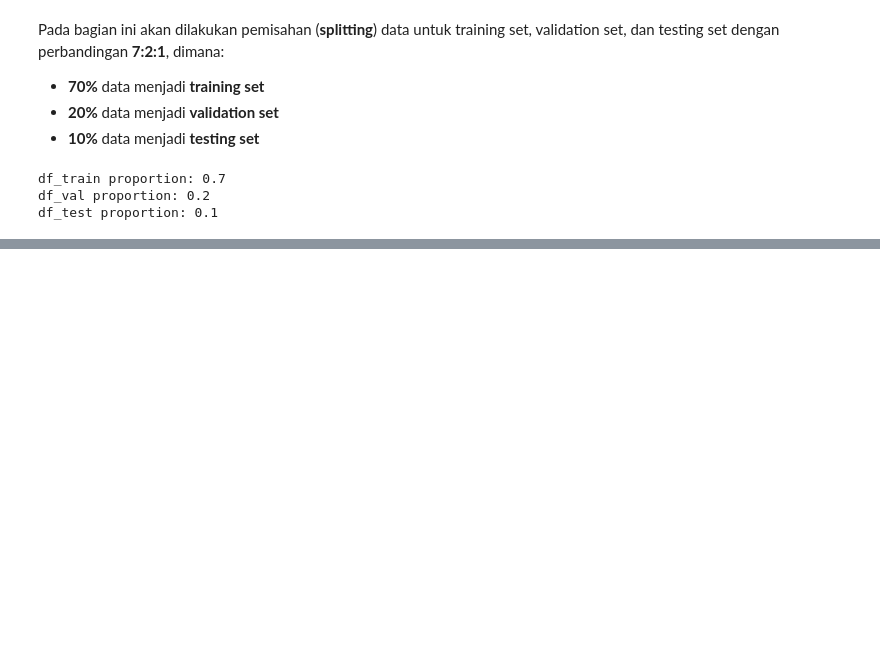
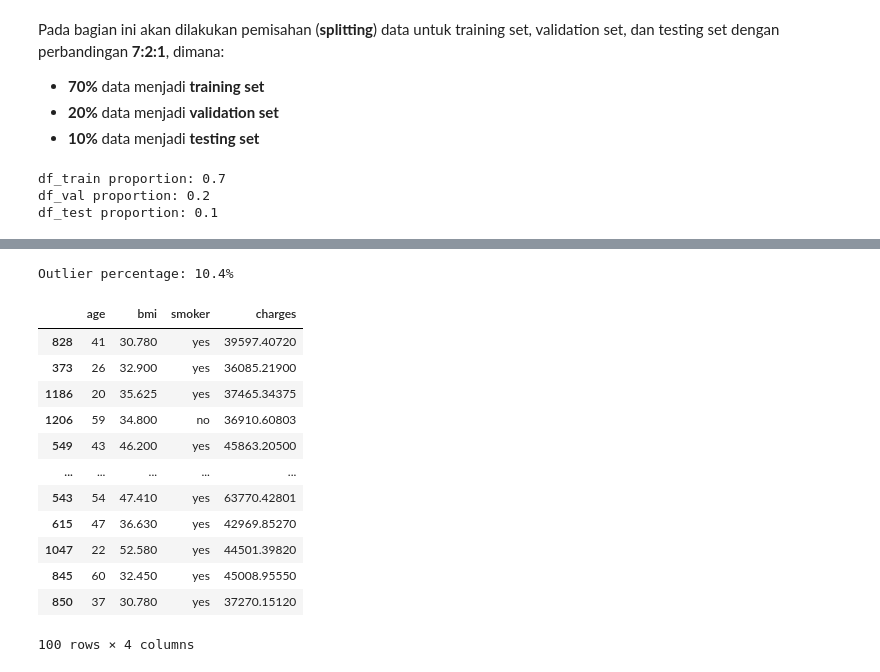
Before and after one commit to Penzragon/h8dsft_P1Milestone2, a Jupyter notebook: script.ipynb, the cells around one changed output, grey strips where cells are left out. Saved outputs shown, nothing was run; the diff lists cells and outputs as text; code cells hidden in the pictures; blank space fills up the shorter version.

```diff
--- a/script.ipynb
+++ b/script.ipynb
@@ -425,0 +456,19 @@ df_test proportion: 0.1
+# %%
+outliers = skewed_dis(df_train, 'charges')
+print(f"Outlier percentage: {(len(outliers) / len(df_train) * 100):.1f}%")
+outliers
+# %% [output]
+Outlier percentage: 10.4%
+|  | age | bmi | smoker | charges |
+| 828 | 41 | 30.780 | yes | 39597.40720 |
+| 373 | 26 | 32.900 | yes | 36085.21900 |
+| 1186 | 20 | 35.625 | yes | 37465.34375 |
+| 1206 | 59 | 34.800 | no | 36910.60803 |
+| 549 | 43 | 46.200 | yes | 45863.20500 |
+| ... | ... | ... | ... | ... |
+| 543 | 54 | 47.410 | yes | 63770.42801 |
+| 615 | 47 | 36.630 | yes | 42969.85270 |
+| 1047 | 22 | 52.580 | yes | 44501.39820 |
+| 845 | 60 | 32.450 | yes | 45008.95550 |
+| 850 | 37 | 30.780 | yes | 37270.15120 |
+100 rows × 4 columns
```
Also changed, not shown: parts of 9 cells of this notebook.
